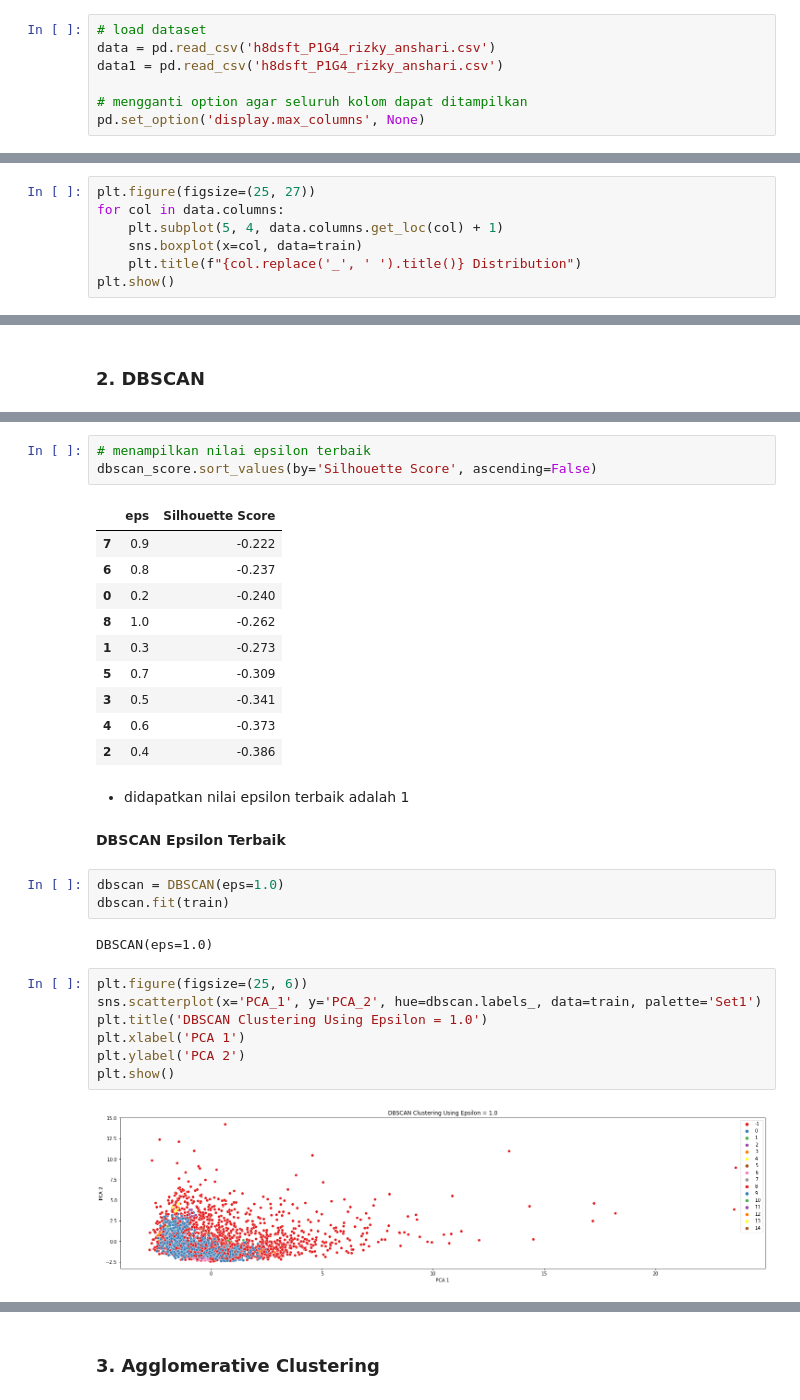
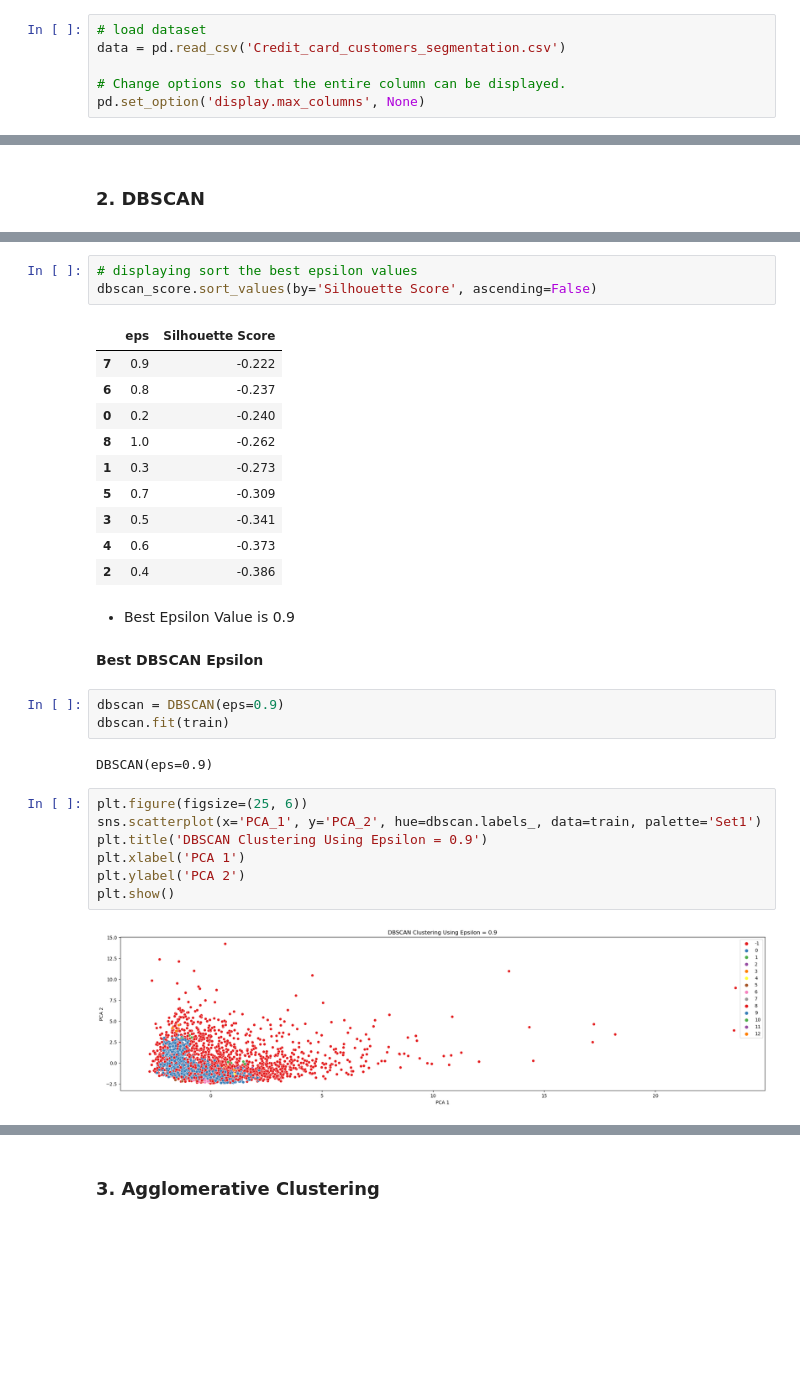
Before and after one commit to rizkyansharipr/Credit_card_customers_segmentation_system, a Jupyter notebook: Credit_card_customers_segmentation.ipynb, the cells around one changed output, grey strips where cells are left out. Cells and saved outputs as stored; diff of their text form; blank space fills up the shorter version.

```diff
--- a/Credit_card_customers_segmentation.ipynb
+++ b/Credit_card_customers_segmentation.ipynb
@@ -72,8 +57,7 @@ from sklearn.metrics import silhouette_score
 # %%
 # load dataset
-data = pd.read_csv('h8dsft_P1G4_rizky_anshari.csv')
-data1 = pd.read_csv('h8dsft_P1G4_rizky_anshari.csv')
+data = pd.read_csv('Credit_card_customers_segmentation.csv')
 
-# mengganti option agar seluruh kolom dapat ditampilkan
+# Change options so that the entire column can be displayed.
 pd.set_option('display.max_columns', None)
 # %%
@@ -281,7 +232,0 @@ pada tampilan data distribusi kebanyakan datanya berdistribusi skew dan ada kore
-# %%
-plt.figure(figsize=(25, 27))
-for col in data.columns:
-    plt.subplot(5, 4, data.columns.get_loc(col) + 1)
-    sns.boxplot(x=col, data=train)
-    plt.title(f"{col.replace('_', ' ').title()} Distribution")
-plt.show()
@@ -534,7 +454,7 @@ plt.show()
 # %% [output]
 [figure]
 # %%
-# menampilkan nilai epsilon terbaik
+# displaying sort the best epsilon values
 dbscan_score.sort_values(by='Silhouette Score', ascending=False)
 # %% [output]
 |  | eps | Silhouette Score |
@@ -547,21 +467,21 @@ dbscan_score.sort_values(by='Silhouette Score', ascending=False)
 | 3 | 0.5 | -0.341 |
 | 4 | 0.6 | -0.373 |
 | 2 | 0.4 | -0.386 |
-# %% [markdown]
-- didapatkan nilai epsilon terbaik adalah 1
+# %% [markdown]
+- Best Epsilon Value is 0.9
 # %% [markdown]
-**DBSCAN Epsilon Terbaik**
+**Best DBSCAN Epsilon**
 # %%
-dbscan = DBSCAN(eps=1.0)
+dbscan = DBSCAN(eps=0.9)
 dbscan.fit(train)
 # %% [output]
-DBSCAN(eps=1.0)
+DBSCAN(eps=0.9)
 # %%
 plt.figure(figsize=(25, 6))
 sns.scatterplot(x='PCA_1', y='PCA_2', hue=dbscan.labels_, data=train, palette='Set1')
-plt.title('DBSCAN Clustering Using Epsilon = 1.0')
+plt.title('DBSCAN Clustering Using Epsilon = 0.9')
 plt.xlabel('PCA 1')
 plt.ylabel('PCA 2')
 plt.show()
 # %% [output]
-[figure, old version]
+[figure, new version]
```
Also changed, not shown: parts of 104 cells of this notebook.
